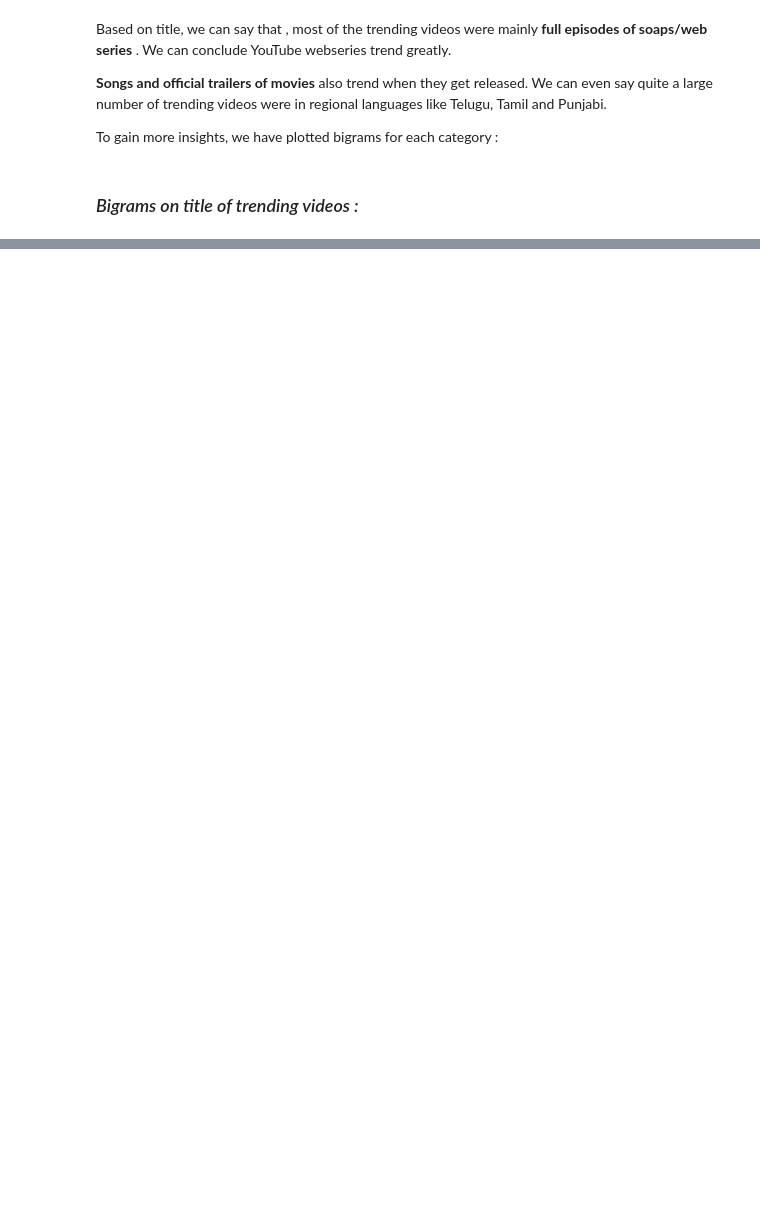
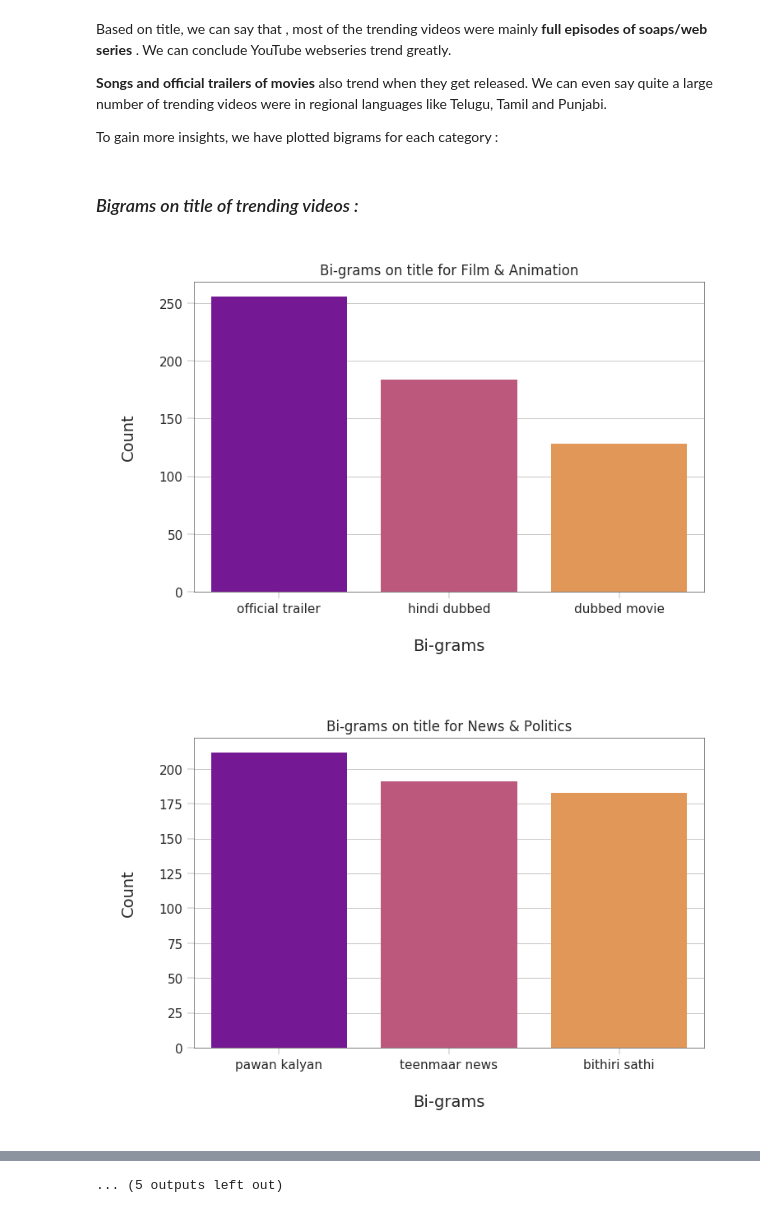
Before and after one commit to Shreya369/We-R, a Jupyter notebook: YouTube_Trending_Video_Analysis.ipynb, the cells around one changed output, grey strips where cells are left out. Drawn from its saved outputs; the diff is of its cells as text; code cells hidden in the pictures; blank space fills up the shorter version.

Commit message:
Continual of text analysis and comparison across countries

```diff
--- a/YouTube_Trending_Video_Analysis.ipynb
+++ b/YouTube_Trending_Video_Analysis.ipynb
@@ -412,3 +412,27 @@ Based on title, we can say that , most of the trending videos were mainly **full
 To gain more insights, we have plotted bigrams for each category :
 # %% [markdown]
 ### *Bigrams on title of trending videos :*
+# %%
+def get_top_n_bigram(corpus, n=None):
+    vec = CountVectorizer(ngram_range=(2, 2), stop_words='english').fit(corpus)
+    bag_of_words = vec.transform(corpus)
+    sum_words = bag_of_words.sum(axis=0)
+    words_freq = [(word, sum_words[0, idx]) for word, idx in vec.vocabulary_.items()]
+    words_freq =sorted(words_freq, key = lambda x: x[1], reverse=True)
+    return words_freq[:n]
+
+catlist = INvideos['Categories'].unique()
+for c in catlist:
+    dep_words = INvideos[INvideos['Categories']==c]['title']
+    common_words = get_top_n_bigram(dep_words, 3)
+
+    df4 = pd.DataFrame(common_words, columns = ['ReviewText' , 'count'])
+    plt.figure()
+    title="Bi-grams on title for " + c
+    ax = sns.barplot(x=df4['ReviewText'],y=df4['count'],orient='v',palette="plasma")
+    plt.ylabel("Count")
+    plt.xlabel("Bi-grams")
+    plt.title(title)
+# %% [output]
+[figure, added]
+[figure, added]
@@ -414,0 +449 @@ To gain more insights, we have plotted bigrams for each category :
+... (5 outputs left out)
```
Also changed, not shown: parts of 14 cells of this notebook.
